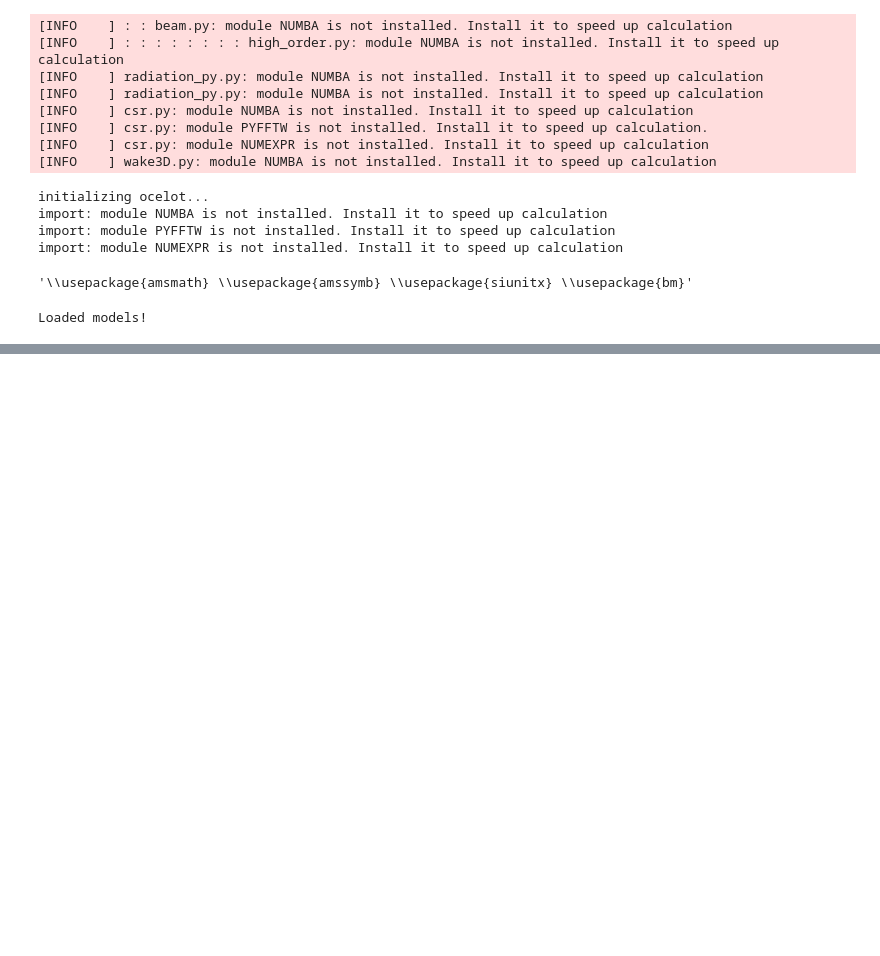
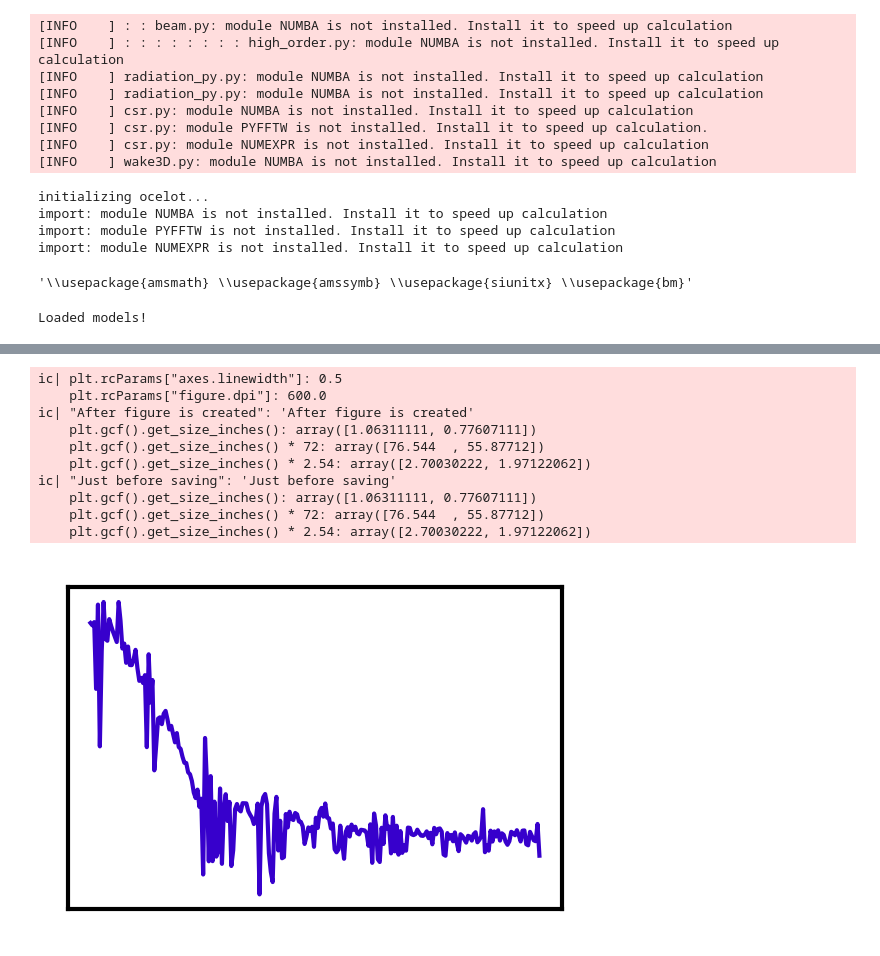
Before and after one commit to jank324/spectral-vd-euxfel, a Jupyter notebook: figures_dissertation.ipynb, the cells around one changed output, grey strips where cells are left out. Drawn from its saved outputs; the diff is of its cells as text; code cells hidden in the pictures; blank space fills up the shorter version.

```diff
--- a/figures_dissertation.ipynb
+++ b/figures_dissertation.ipynb
@@ -268 +272,47 @@ plt.show()
 [figure]
+# %%
+# For EuXFEL VD overview in dissertation
+
+ic(plt.rcParams["axes.linewidth"], plt.rcParams["figure.dpi"])
+
+fix_scale = 1.28
+plt.figure(figsize=(59.8 / 72 * fix_scale, 59.8 * 0.73 / 72 * fix_scale))
+ic(
+    "After figure is created",
+    plt.gcf().get_size_inches(),
+    plt.gcf().get_size_inches() * 72,
+    plt.gcf().get_size_inches() * 2.54,
+)
+plt.plot(lps_dataset_test.formfactors[samples[-1]], color="#3700CC", linewidth=0.5)
+# plt.gca().spines["right"].set_visible(False)
+# plt.gca().spines["top"].set_visible(False)
+plt.xticks([])
+# plt.xlabel(r"Frequency (\unit{\tera\hertz})")
+plt.yticks([])
+# plt.ylabel(r"$\bm{x}_{\unit{\tera\hertz}} \mathrm{(|F|)}$")
+
+plt.tight_layout()
+ic(
+    "Just before saving",
+    plt.gcf().get_size_inches(),
+    plt.gcf().get_size_inches() * 72,
+    plt.gcf().get_size_inches() * 2.54,
+)
+plt.savefig(
+    "figures/dissertation_euxfel_vd_overview_formfactor.pdf",
+    bbox_inches=None,
+    pad_inches=0.25 / 72,
+)
+plt.show()
+# %% [output]
+ic| plt.rcParams["axes.linewidth"]: 0.5
+    plt.rcParams["figure.dpi"]: 600.0
+ic| "After figure is created": 'After figure is created'
+    plt.gcf().get_size_inches(): array([1.06311111, 0.77607111])
+    plt.gcf().get_size_inches() * 72: array([76.544  , 55.87712])
+    plt.gcf().get_size_inches() * 2.54: array([2.70030222, 1.97122062])
+ic| "Just before saving": 'Just before saving'
+    plt.gcf().get_size_inches(): array([1.06311111, 0.77607111])
+    plt.gcf().get_size_inches() * 72: array([76.544  , 55.87712])
+    plt.gcf().get_size_inches() * 2.54: array([2.70030222, 1.97122062])
+[figure, added]
```
Also changed, not shown: parts of 3 cells of this notebook, 2 other files.
